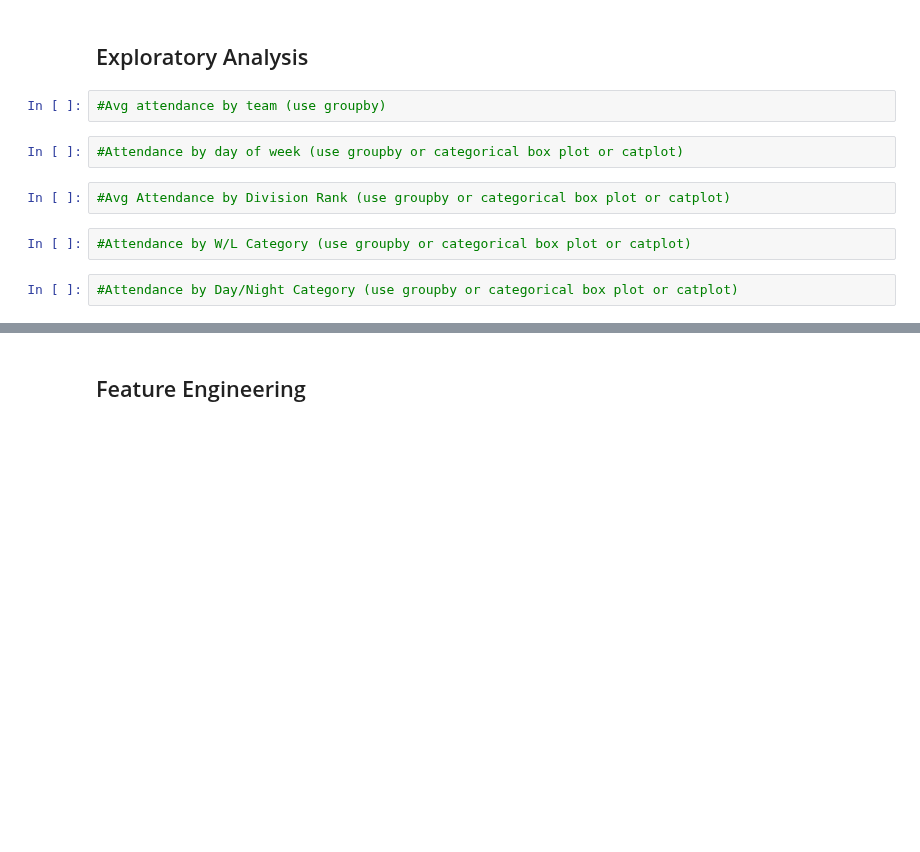
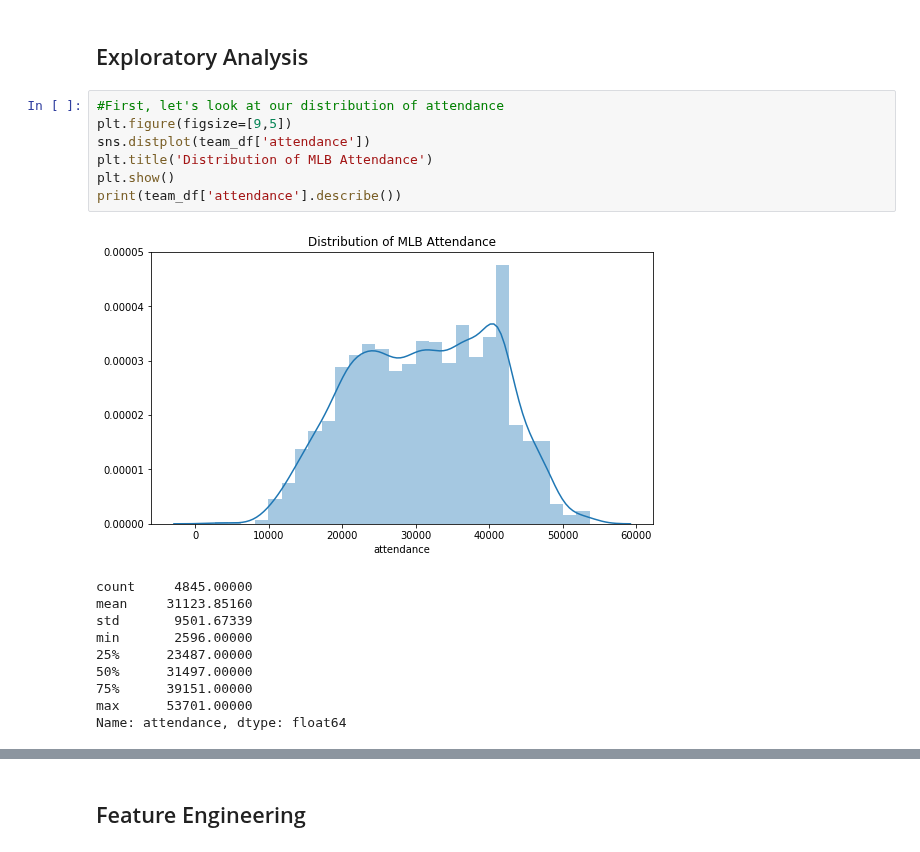
Before and after one commit to str007/Thinkful, a Jupyter notebook: Final_Capstone.ipynb, the cells around one changed output, grey strips where cells are left out. Saved outputs shown, nothing was run; the diff lists cells and outputs as text; blank space fills up the shorter version.

```diff
--- a/Final_Capstone.ipynb
+++ b/Final_Capstone.ipynb
@@ -376,13 +370,21 @@ price                         int64
 dtype: object
 # %% [markdown]
 ## Exploratory Analysis
-# %%
-#Avg attendance by team (use groupby)
-# %%
-#Attendance by day of week (use groupby or categorical box plot or catplot)
-# %%
-#Avg Attendance by Division Rank (use groupby or categorical box plot or catplot)
-# %%
-#Attendance by W/L Category (use groupby or categorical box plot or catplot)
-# %%
-#Attendance by Day/Night Category (use groupby or categorical box plot or catplot)
+# %%
+#First, let's look at our distribution of attendance
+plt.figure(figsize=[9,5])
+sns.distplot(team_df['attendance'])
+plt.title('Distribution of MLB Attendance')
+plt.show()
+print(team_df['attendance'].describe())
+# %% [output]
+[figure, added]
+count     4845.00000
+mean     31123.85160
+std       9501.67339
+min       2596.00000
+25%      23487.00000
+50%      31497.00000
+75%      39151.00000
+max      53701.00000
+Name: attendance, dtype: float64
```
Also changed, not shown: parts of 18 cells of this notebook.
